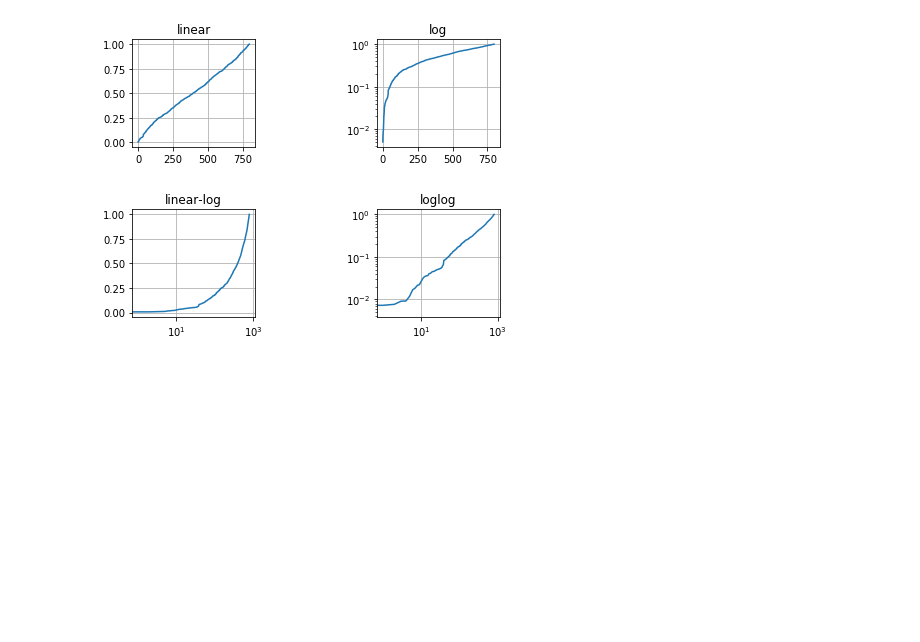
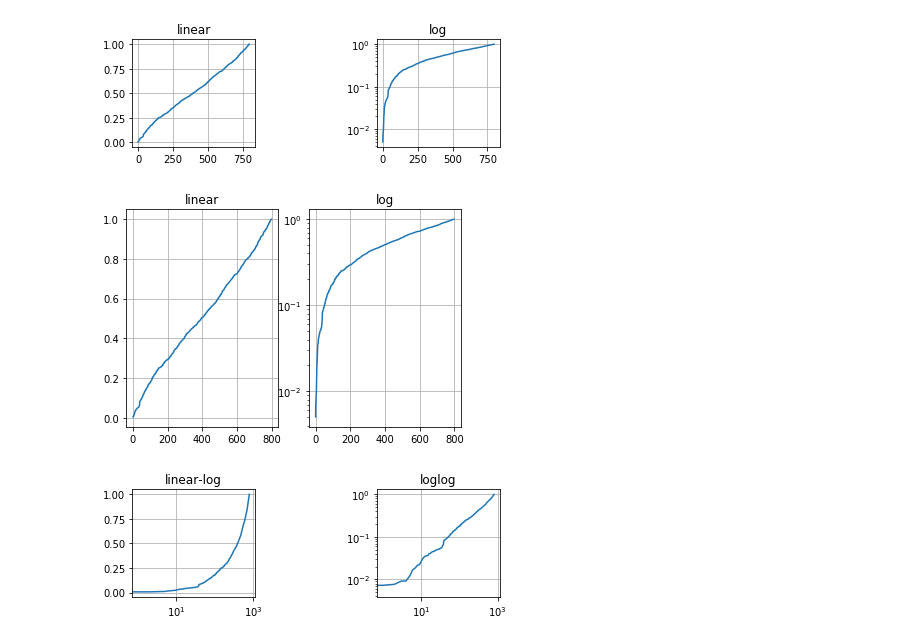
Before and after one commit to JeffreyILipton/ME480, a Jupyter notebook: JupyterNotebooks/Matricies and Plotting.ipynb, the cells around one changed output. Drawn from its saved outputs; the diff is of its cells as text; code cells hidden in the pictures; blank space fills up the shorter version.

```diff
--- a/JupyterNotebooks/Matricies and Plotting.ipynb
+++ b/JupyterNotebooks/Matricies and Plotting.ipynb
@@ -882,6 +864,34 @@ plt.subplots_adjust(top=0.92, bottom=0.08, left=0.10, right=0.95, hspace=0.25,
 plt.show()
 # %% [output]
 [figure]
+# %%
+np.random.seed(19680801)
+
+# make up some data in the open interval (0, 1)
+y = np.random.normal(loc=0.5, scale=0.4, size=1000)
+y = y[(y > 0) & (y < 1)]
+y.sort()
+x = np.arange(len(y))
+fig, axs = plt.subplots(1, 2)
+
+# linear
+ax1 = axs[0]
+ax1.plot(x, y)
+ax1.set_yscale('linear')
+ax1.set_title('linear')
+ax1.grid(True)
+
+# log
+ax2 = axs[1]
+
+ax2.plot(x, y)
+ax2.set_yscale('log')
+ax2.set_title('log')
+ax2.grid(True)
+
+plt.show()
+# %% [output]
+[figure, added]
 # %%
 # plot with various axes scales
 plt.figure()
```
Also changed, not shown: parts of 13 cells of this notebook.
